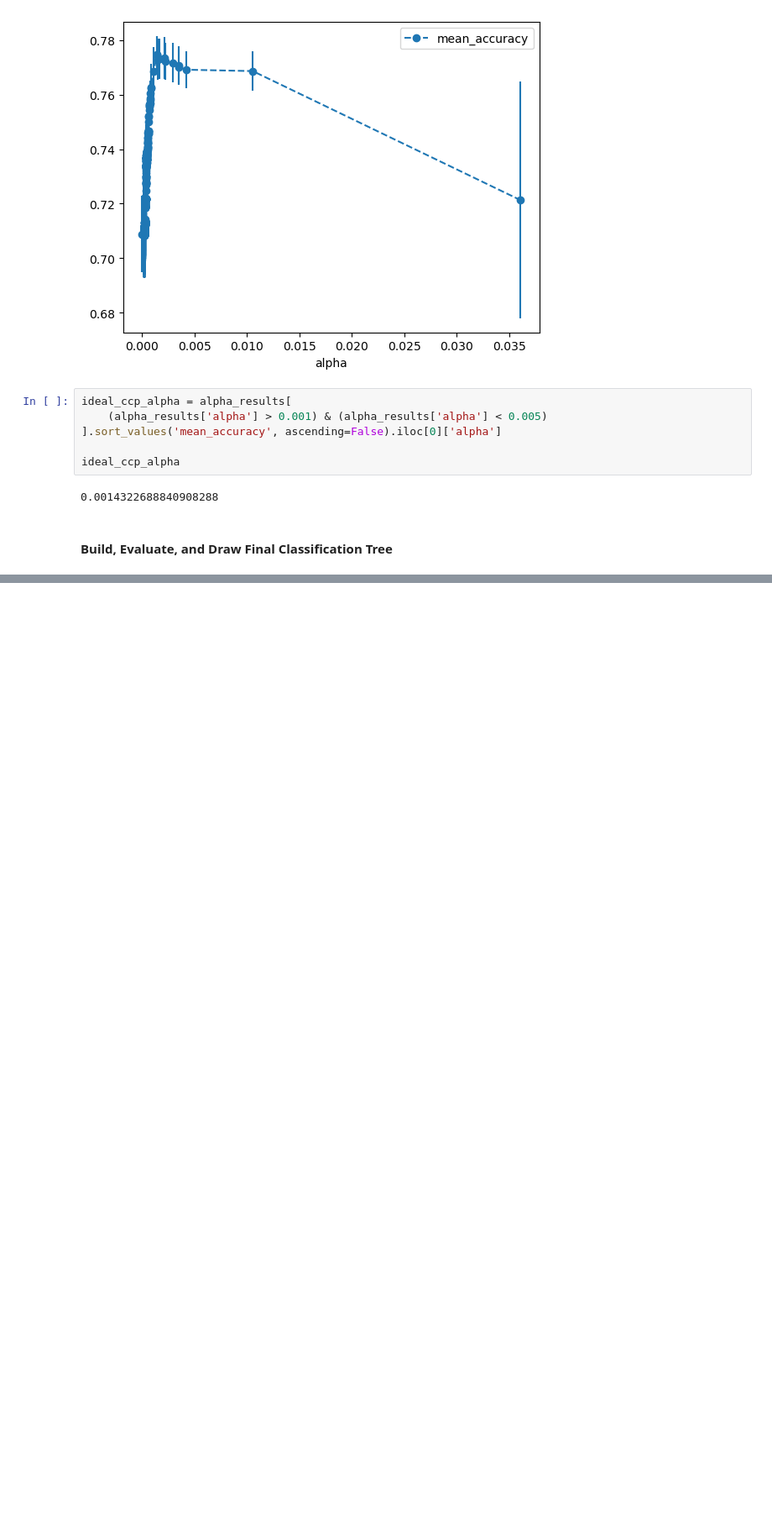
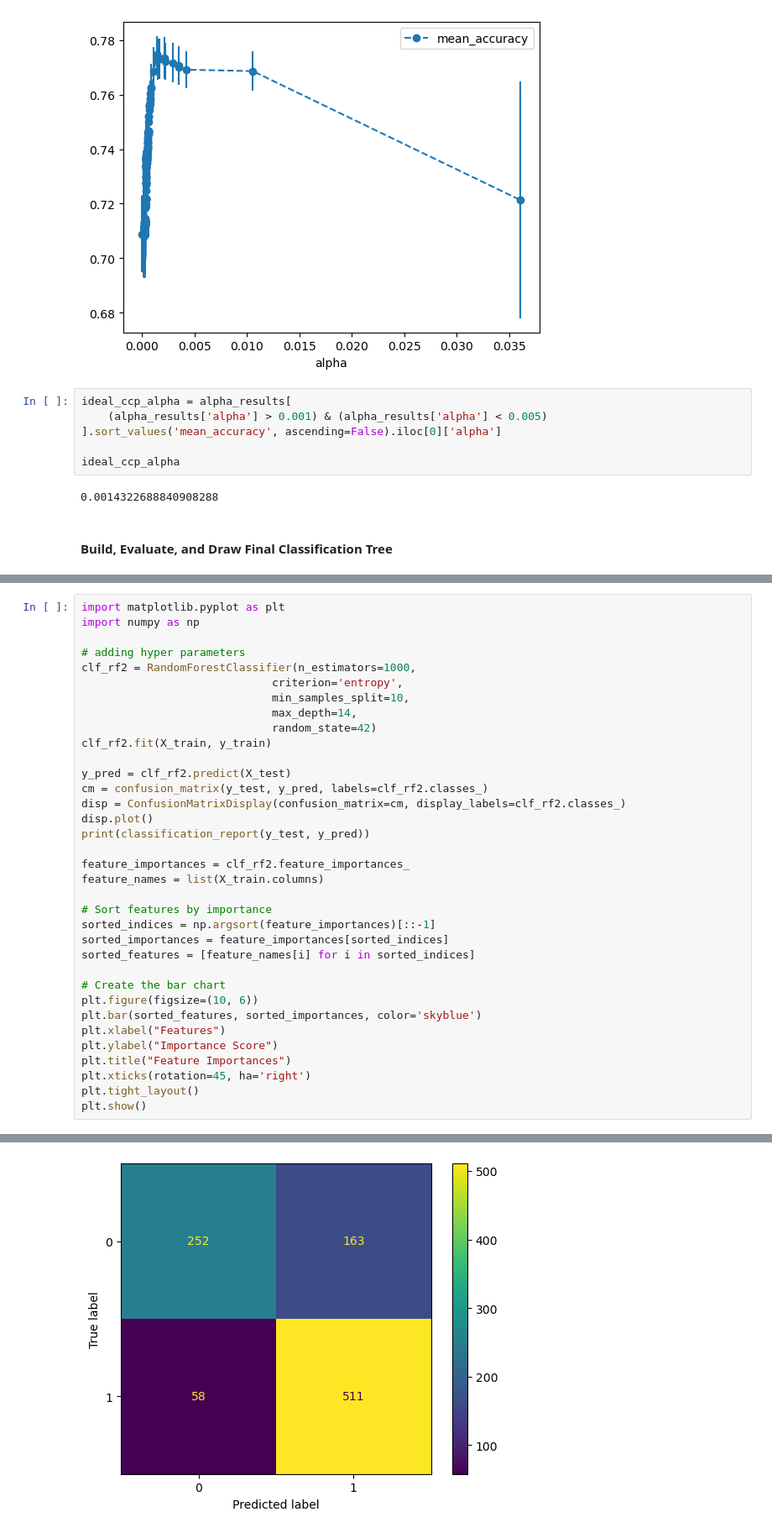
Before and after one commit to 04AJ/vocational-rehab, a Jupyter notebook: notebook.ipynb, the cells around one changed output, grey strips where cells are left out. Shown at 84% size. Saved outputs shown, nothing was run; the diff lists cells and outputs as text; blank space fills up the shorter version.

```diff
--- a/notebook.ipynb
+++ b/notebook.ipynb
@@ -378,0 +491,36 @@ weighted avg       0.33      0.58      0.42       984
+# %%
+import matplotlib.pyplot as plt
+import numpy as np
+
+# adding hyper parameters
+clf_rf2 = RandomForestClassifier(n_estimators=1000,
+                             criterion='entropy',
+                             min_samples_split=10,
+                             max_depth=14,
+                             random_state=42)
+clf_rf2.fit(X_train, y_train)
+
+y_pred = clf_rf2.predict(X_test)
+cm = confusion_matrix(y_test, y_pred, labels=clf_rf2.classes_)
+disp = ConfusionMatrixDisplay(confusion_matrix=cm, display_labels=clf_rf2.classes_)
+disp.plot()
+print(classification_report(y_test, y_pred))
+
+feature_importances = clf_rf2.feature_importances_
+feature_names = list(X_train.columns)
+
+# Sort features by importance
+sorted_indices = np.argsort(feature_importances)[::-1]
+sorted_importances = feature_importances[sorted_indices]
+sorted_features = [feature_names[i] for i in sorted_indices]
+
+# Create the bar chart
+plt.figure(figsize=(10, 6))
+plt.bar(sorted_features, sorted_importances, color='skyblue')
+plt.xlabel("Features")
+plt.ylabel("Importance Score")
+plt.title("Feature Importances")
+plt.xticks(rotation=45, ha='right')
+plt.tight_layout()
+plt.show()
+# %% [output]
@@ -378,0 +535 @@ weighted avg       0.33      0.58      0.42       984
+[figure, added]
```
Also changed, not shown: parts of 13 cells of this notebook, 4 other files.
